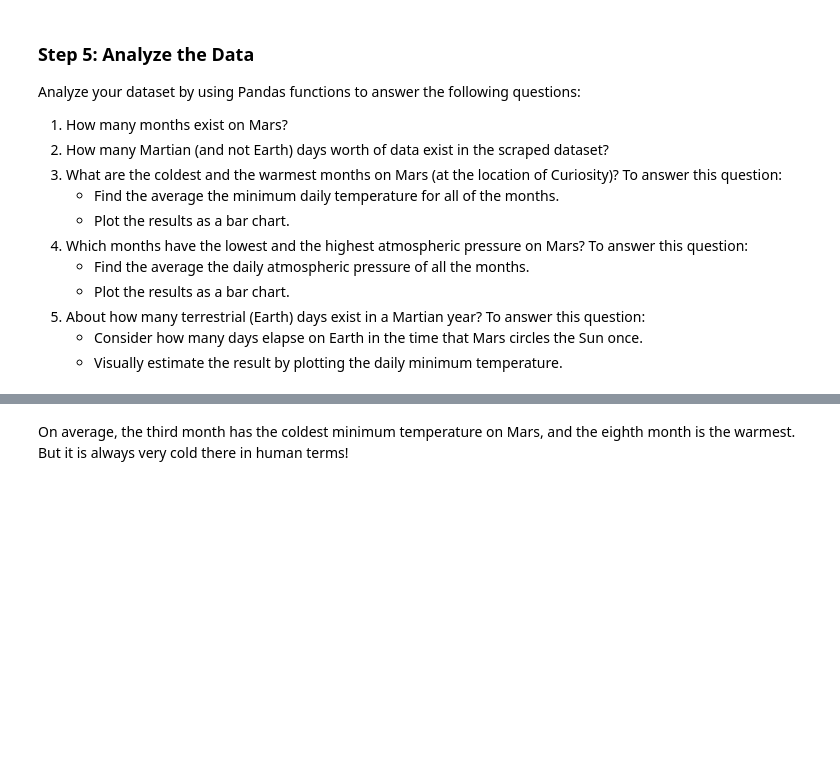
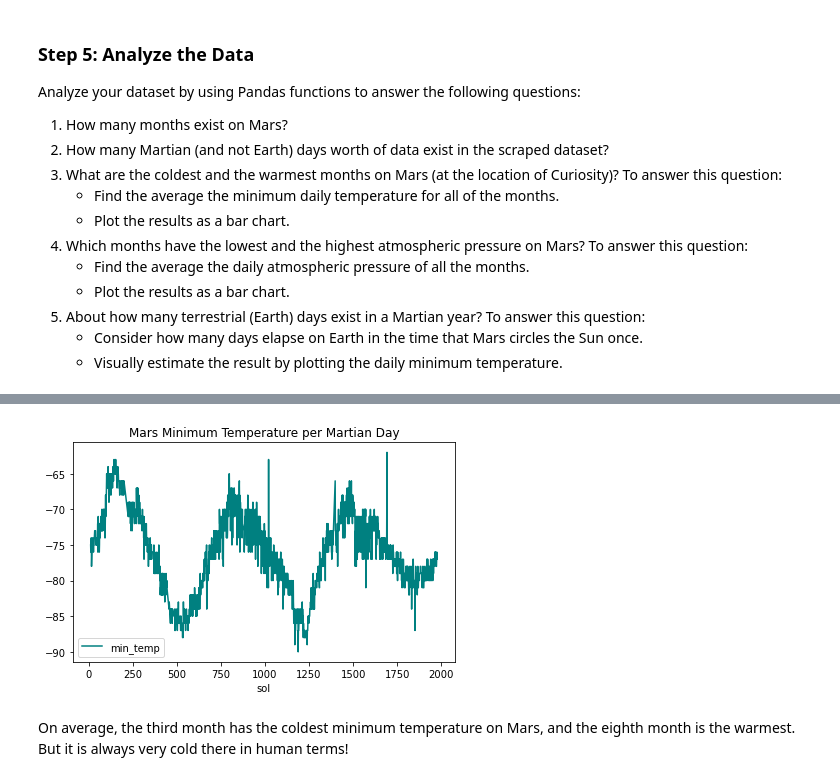
Before and after one commit to mugsiemx/data-collection-challenge, a Jupyter notebook: MarsCollections/part_2_mars_weather.ipynb, the cells around one changed output, grey strips where cells are left out. Saved outputs shown, nothing was run; the diff lists cells and outputs as text; code cells hidden in the pictures; blank space fills up the shorter version.

```diff
--- a/MarsCollections/part_2_mars_weather.ipynb
+++ b/MarsCollections/part_2_mars_weather.ipynb
@@ -235,3 +328,20 @@ Analyze your dataset by using Pandas functions to answer the following questions
+# %%
+# 5. How many terrestrial (earth) days are there in a Martian year?
+sol_sorted = df.sort_values('sol').reset_index(drop=True)
+
+sol_sorted.plot(x='sol', y='min_temp', color='teal', title='Mars Minimum Temperature per Martian Day')
+
+# descriptives
+# plt.xlabel='Terrestrial Days (sol)'
+# plt.ylabel='Minimum Temperature °C'
+
+plt.savefig("Images/Mars Minimum Temperature per Martian Day")
+
+plt.tight_layout()
+
+plt.show()
+# %% [output]
+[figure, added]
 # %% [markdown]
 On average, the third month has the coldest minimum temperature on Mars, and the eighth month is the warmest. But it is always very cold there in human terms!
 # %% [markdown]
```
Also changed, not shown: parts of 13 cells of this notebook, 6 other files.
